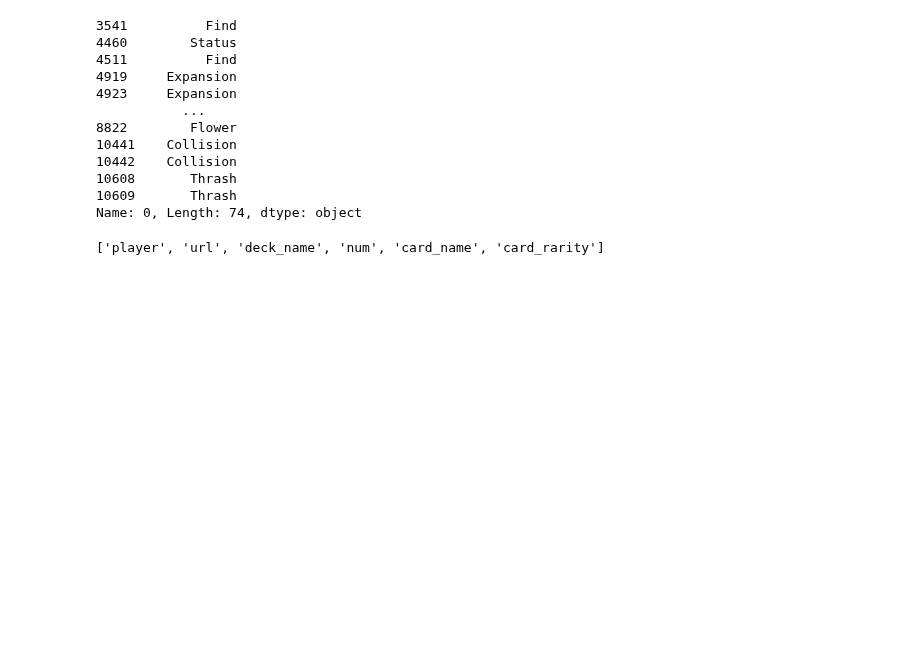
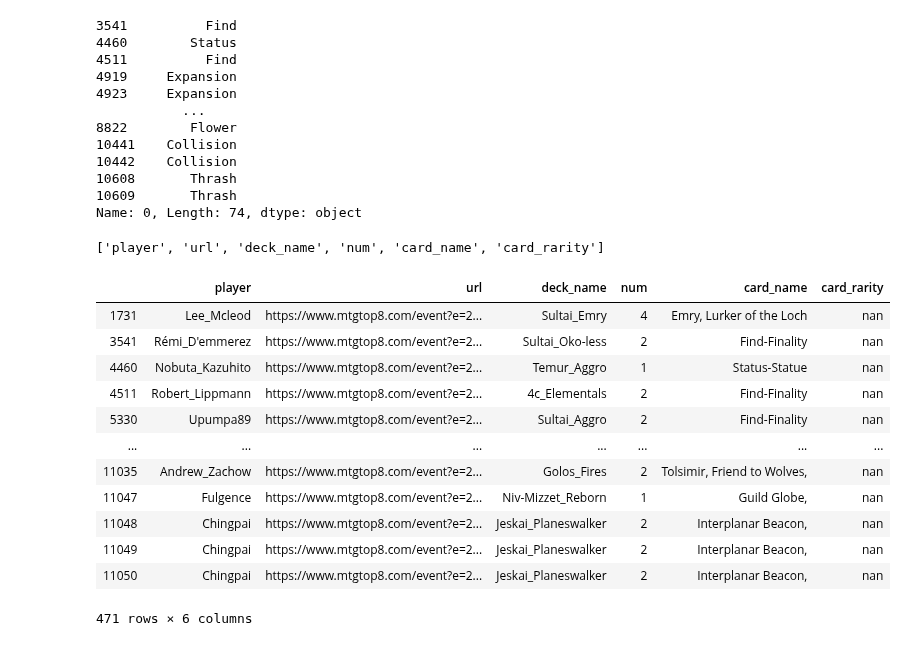
Before and after one commit to jcorum11/MTGA_rarity_analysis, a Jupyter notebook: wrangle_notebooks/mtg_wrangle_act.ipynb, the cells around one changed output. Cells and saved outputs as stored; diff of their text form; code cells hidden in the pictures; blank space fills up the shorter version.

```diff
--- a/wrangle_notebooks/mtg_wrangle_act.ipynb
+++ b/wrangle_notebooks/mtg_wrangle_act.ipynb
@@ -476,3 +529,19 @@ list(decks_clean.columns)
 ['player', 'url', 'deck_name', 'num', 'card_name', 'card_rarity']
 # %%
 decks_clean.to_csv('~/Documents/MTGA_rarity_analysis/data/decks_clean.csv', index=False)
+# %%
+decks_clean[decks_clean.card_rarity == 'nan']
+# %% [output]
+|  | player | url | deck_name | num | card_name | card_rarity |
+| 1731 | Lee_Mcleod | https://www.mtgtop8.com/event?e=2... | Sultai_Emry | 4 | Emry, Lurker of the Loch | nan |
+| 3541 | Rémi_D'emmerez | https://www.mtgtop8.com/event?e=2... | Sultai_Oko-less | 2 | Find-Finality | nan |
+| 4460 | Nobuta_Kazuhito | https://www.mtgtop8.com/event?e=2... | Temur_Aggro | 1 | Status-Statue | nan |
+| 4511 | Robert_Lippmann | https://www.mtgtop8.com/event?e=2... | 4c_Elementals | 2 | Find-Finality | nan |
+| 5330 | Upumpa89 | https://www.mtgtop8.com/event?e=2... | Sultai_Aggro | 2 | Find-Finality | nan |
+| ... | ... | ... | ... | ... | ... | ... |
+| 11035 | Andrew_Zachow | https://www.mtgtop8.com/event?e=2... | Golos_Fires | 2 | Tolsimir, Friend to Wolves, | nan |
+| 11047 | Fulgence | https://www.mtgtop8.com/event?e=2... | Niv-Mizzet_Reborn | 1 | Guild Globe, | nan |
+| 11048 | Chingpai | https://www.mtgtop8.com/event?e=2... | Jeskai_Planeswalker | 2 | Interplanar Beacon, | nan |
+| 11049 | Chingpai | https://www.mtgtop8.com/event?e=2... | Jeskai_Planeswalker | 2 | Interplanar Beacon, | nan |
+| 11050 | Chingpai | https://www.mtgtop8.com/event?e=2... | Jeskai_Planeswalker | 2 | Interplanar Beacon, | nan |
+471 rows × 6 columns
```
Also changed, not shown: parts of 20 cells of this notebook, 2 other files.
